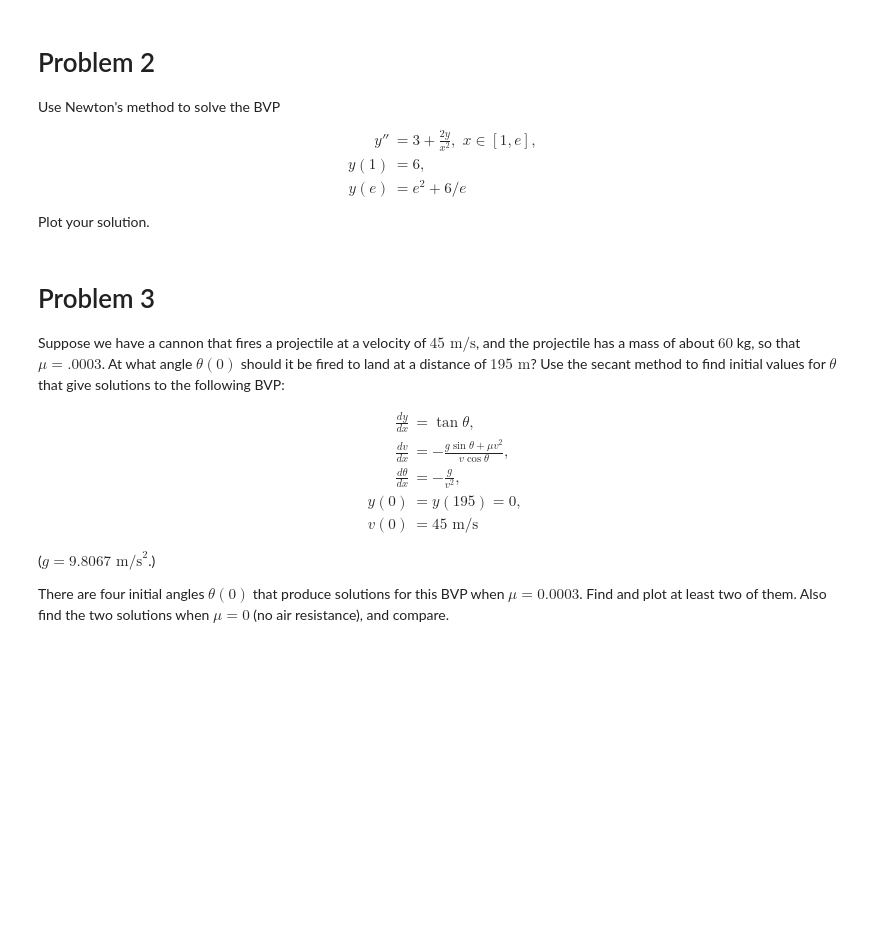
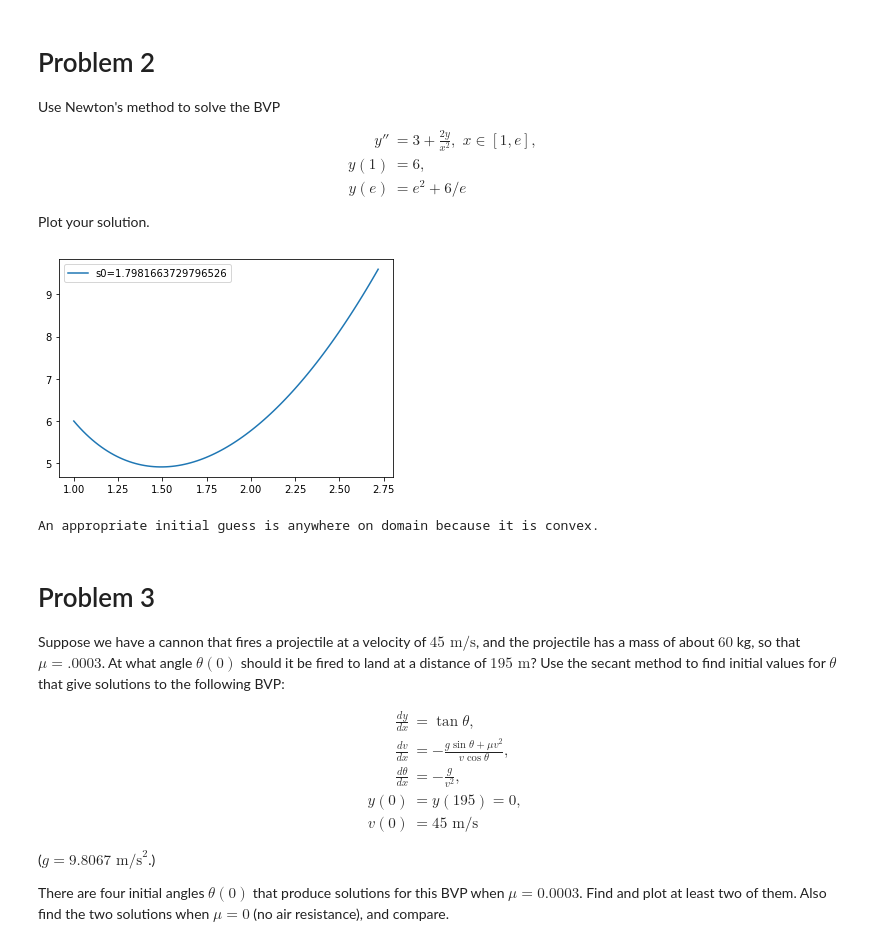
Before and after one commit to bryant0918/Model-Dynamics-and-Control, a Jupyter notebook: ShootingMethod/shooting_method.ipynb, the cells around one changed output. Cells and saved outputs as stored; diff of their text form; code cells hidden in the pictures; blank space fills up the shorter version.

```diff
--- a/ShootingMethod/shooting_method.ipynb
+++ b/ShootingMethod/shooting_method.ipynb
@@ -73,6 +86,64 @@ y(1) &= 6, \\
 y(e) &= e^2 + 6/e
 \end{align*}
 Plot your solution.
+# %%
+def newtons_method(h, z, s0, max_iter=100, tol=1e-8):
+    """
+    Finds a root of h(s)=0 using the newtons method with the
+    initial guesses s0.
+    """
+    for i in range(max_iter):
+        # Get the residuals
+        h0 = h(s0)
+
+        # Update
+        s1 = s0 - h0/z(s0)
+        s0 = s1
+
+        # Check convergence
+        if abs(h0) < tol:
+            return s1
+
+    print("Newtons method did not converge")
+    return s1
+# %%
+# Define odes
+def y_ode(x,y):
+    return np.array([y[1], 3+(2*y[0]/x**2)])
+def z_ode(x,y):
+    return np.array([y[1], 2*y[0]/x**2])
+
+# boundaries
+a = 1
+b = np.exp(1)
+alpha = 6
+beta = np.exp(2)+6/np.exp(1)
+
+# Residuals
+def residual(s):
+    sol = solve_ivp(y_ode, (a,b), [alpha,s])
+    yb = sol.y[0,-1]
+    return yb - beta
+
+def z(s):
+    sol = solve_ivp(z_ode, (a,b), [0,1])
+    yb = sol.y[0,-1]
+    return yb
+
+# Call newton's method
+n = newtons_method(residual, z, (beta-alpha)/2)
+
+x = np.linspace(a,b,100)
+y = solve_ivp(y_ode, (a,b), (alpha,n), t_eval=x).y[0]
+
+# Plot it
+plt.plot(x,y, label=f"s0={(beta-alpha)/2}")
+plt.legend()
+plt.show()
+print("An appropriate initial guess is anywhere on domain because it is convex.")
+# %% [output]
+[figure, added]
+An appropriate initial guess is anywhere on domain because it is convex.
 # %% [markdown]
 # Problem 3
 
```
Also changed, not shown: parts of 3 cells of this notebook.
